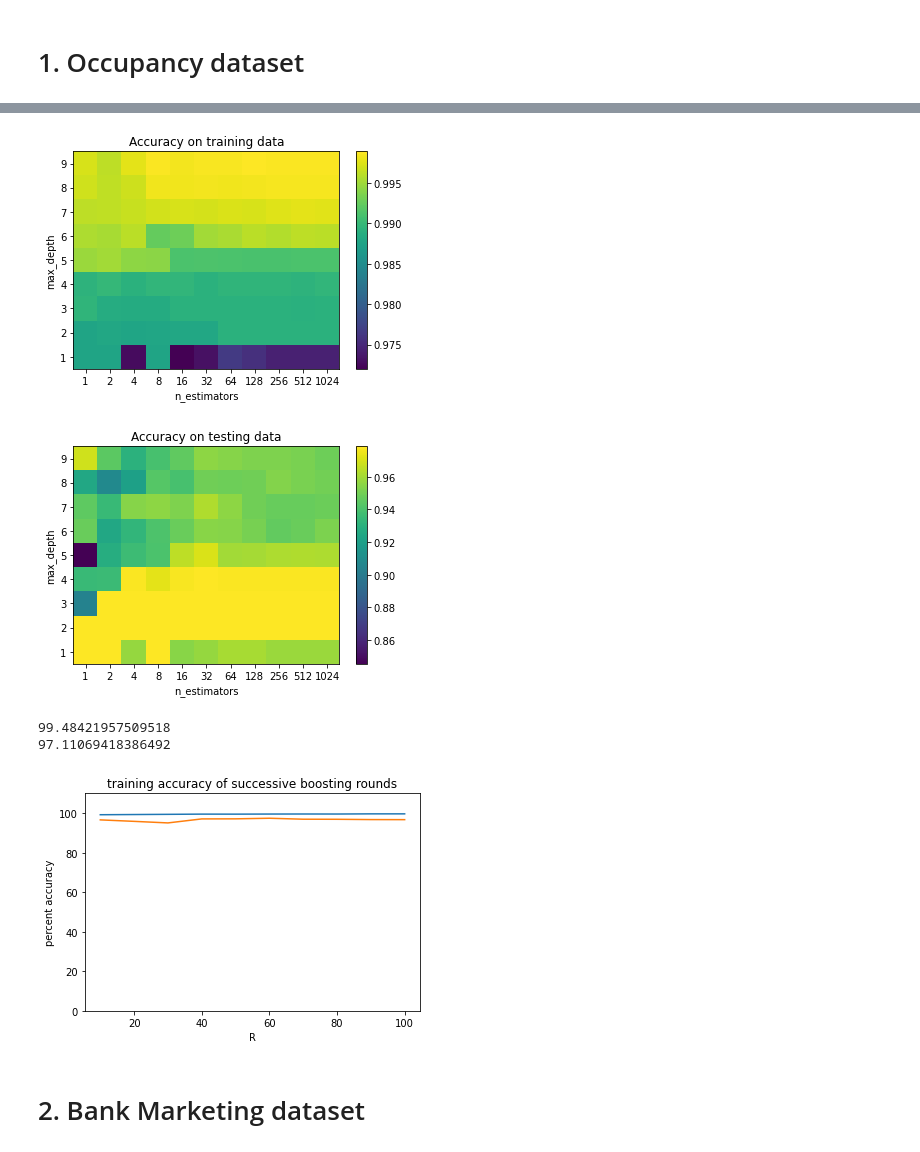
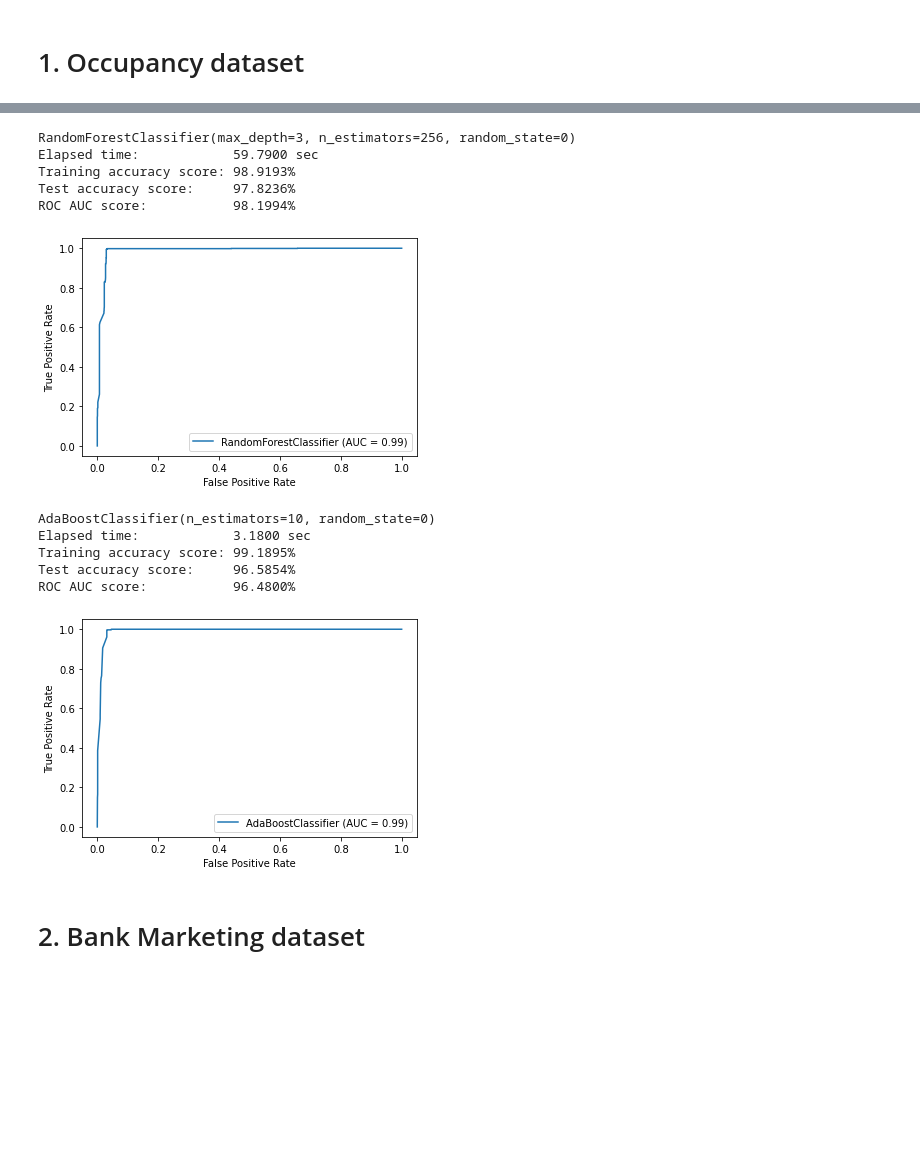
Before and after one commit to mdherdi/MachineLearning_ModelComparison, a Jupyter notebook: analysis/konstantin/project.ipynb, the cells around one changed output, grey strips where cells are left out. Cells and saved outputs as stored; diff of their text form; code cells hidden in the pictures; blank space fills up the shorter version.

Commit message:
Grid search and plotting ROC curve for best estimator

```diff
--- a/analysis/konstantin/project.ipynb
+++ b/analysis/konstantin/project.ipynb
@@ -20,20 +21,29 @@ def randomForestSimple (X_train, y_train, X_test, y_test):
     z_test=rfc.predict(X_test)
     sklearn.metrics.plot_roc_curve(rfc, X_test, y_test)
     return sklearn.metrics.accuracy_score(y_train, z_train)*100, sklearn.metrics.accuracy_score(y_test, z_test)*100
-# %%
-# Random Forest training and evaluation code
-def randomForestsTrainEval (X_train, y_train, X_test):
-    a_train=np.ndarray((9,11))
-    a_test=np.ndarray((9,11))
-    for i in range(9):
-        for j in range(11):
-            rfc=sklearn.ensemble.RandomForestClassifier(random_state=0, n_estimators=2**j, max_depth=i+1)
-            rfc.fit(X_train, y_train)
-            z_train=rfc.predict(X_train)
-            z_test=rfc.predict(X_test)
-            a_train[i,j]=sklearn.metrics.accuracy_score(y_train, z_train)
-            a_test[i,j]=sklearn.metrics.accuracy_score(y_test, z_test)
-    return a_train, a_test
+# %%
+# Random Forest training and evaluation code
+def randomForestsTrainEval (X_train, y_train):
+    start = time.time()
+    depth=np.arange(1,10,2)
+    estimators=2**np.arange(0,11,2)
+    rfc=sklearn.ensemble.RandomForestClassifier(random_state=0)
+    param_grid = { 'n_estimators': estimators, 'max_depth': depth}
+    gs=sklearn.model_selection.GridSearchCV(rfc, param_grid, verbose=0, cv=3)
+    gs.fit(X_train, y_train)
+    t = time.time()-start
+    return gs.best_estimator_, t
+# %%
+# Model plotting code
+def plotModel (m, t, X_train, y_train, X_test, y_test):
+    z_train=m.predict(X_train)
+    z_test=m.predict(X_test)
+    print (m)
+    print ("Elapsed time:            "+"{:.4f}".format(t)+" sec")
+    print ("Training accuracy score: "+"{:.4f}".format(sklearn.metrics.accuracy_score(y_train, z_train)*100)+"%")
+    print ("Test accuracy score:     "+"{:.4f}".format(sklearn.metrics.accuracy_score(y_test, z_test)*100)+"%")
+    print ("ROC AUC score:           "+"{:.4f}".format(sklearn.metrics.roc_auc_score(y_test, z_test)*100)+"%")
+    sklearn.metrics.plot_roc_curve(m, X_test, y_test)
 # %%
 # Random Forest plotting code
 def plotAccuracy (a_train, a_test):
@@ -100,28 +111,29 @@ print (acc_test)
 # %%
 # Training and evaluation code
-a_train, a_test=randomForestsTrainEval (X_train, y_train, X_test)
+m, t=randomForestsTrainEval (X_train, y_train)
-# %%
-# Plotting code
-plotAccuracy (a_train, a_test)
-# %% [output]
-[figure, removed]
-[figure, removed]
+# %%
+# Plotting code
+plotModel (m, t, X_train, y_train, X_test, y_test)
+# %% [output]
+RandomForestClassifier(max_depth=3, n_estimators=256, random_state=0)
+Elapsed time:            59.7900 sec
+Training accuracy score: 98.9193%
+Test accuracy score:     97.8236%
+ROC AUC score:           98.1994%
+[figure, added]
 # %%
-# Simple training and evaluation code
-acc_train, acc_test = adaBoostSimple (X_train, y_train, X_test)
-print (acc_train)
-print (acc_test)
+# Training and evaluation code
+m, t=adaBoostTrainEval (X_train, y_train)
-# %% [output]
-99.48421957509518
-97.11069418386492
 # %%
-# Training and evaluation code
-a_train, a_test=adaBoostTrainEval (X_train, y_train, X_test)
+# Plotting code
+plotModel (m, t, X_train, y_train, X_test, y_test)
+# %% [output]
+AdaBoostClassifier(n_estimators=10, random_state=0)
+Elapsed time:            3.1800 sec
+Training accuracy score: 99.1895%
+Test accuracy score:     96.5854%
+ROC AUC score:           96.4800%
+[figure, added]
-# %%
-# Plotting code
-lineAccuracy (a_train*100, a_test*100)
-# %% [output]
-[figure, removed]
 # %% [markdown]
 # 2. Bank Marketing dataset
 # %%
```
Also changed, not shown: parts of 60 cells of this notebook.
